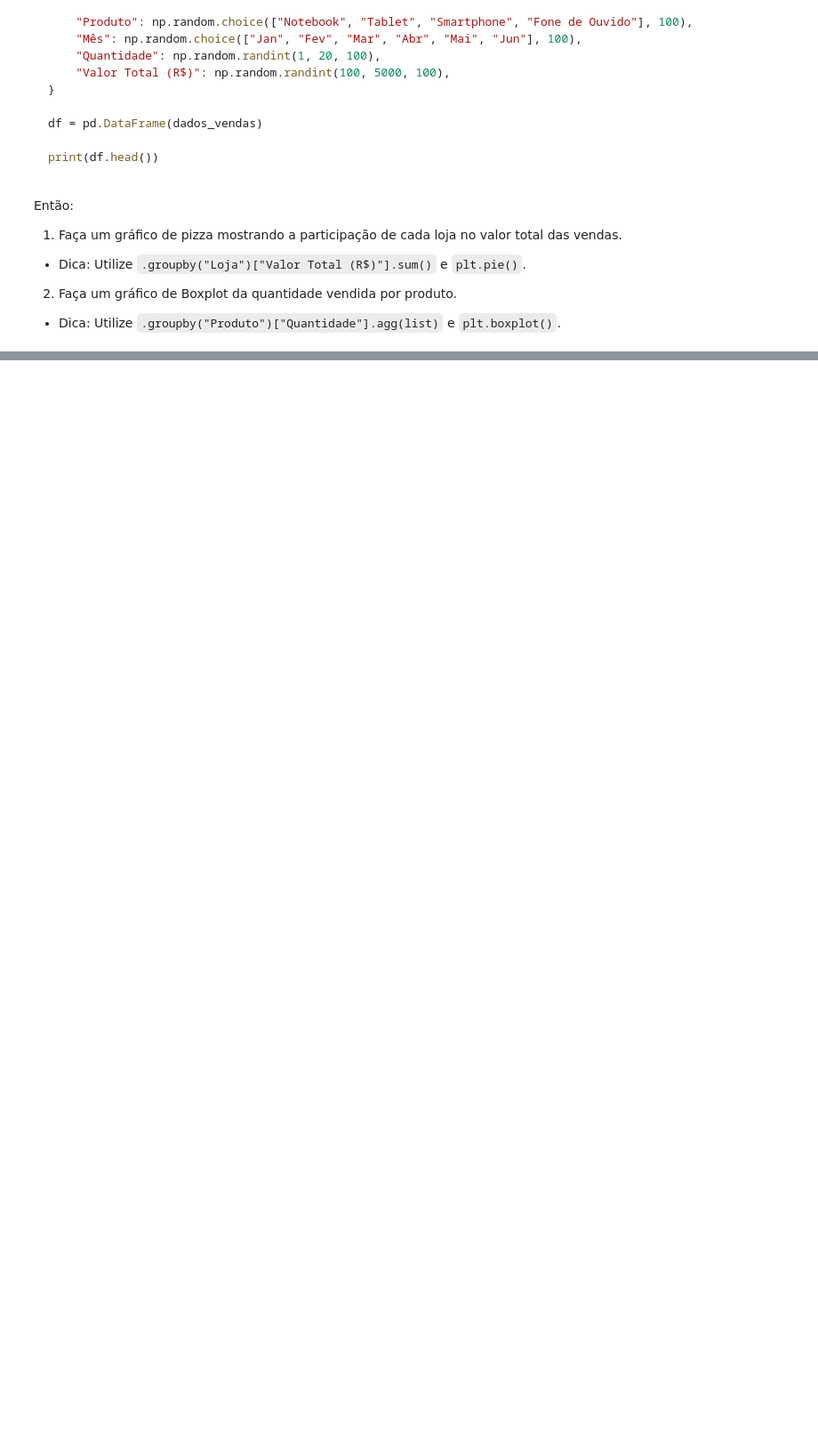
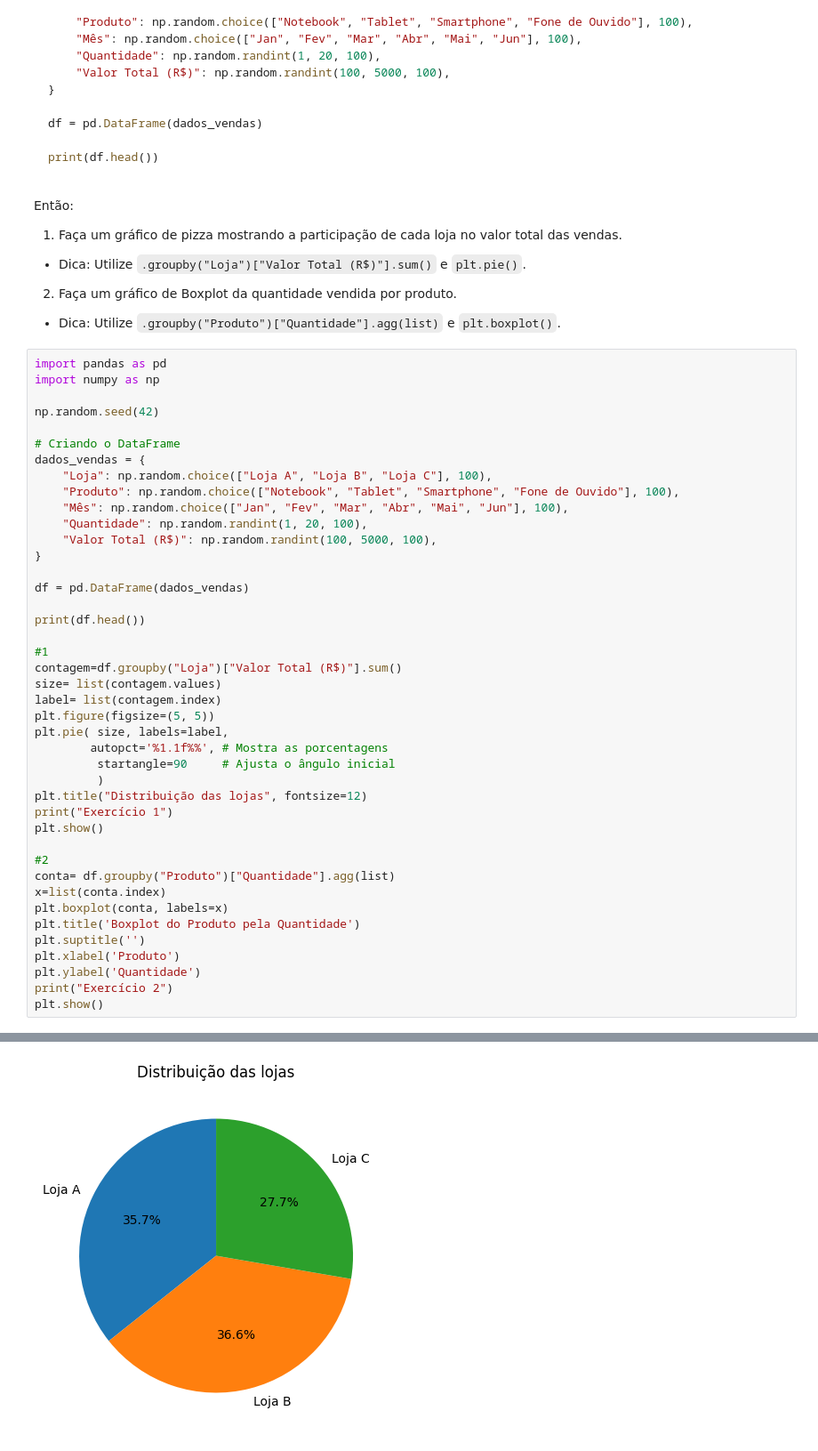
Before and after one commit to py241026093/CEE2, a Jupyter notebook: aulas.ipynb, the cells around one changed output, grey strips where cells are left out. Shown at 89% size. Saved outputs shown, nothing was run; the diff lists cells and outputs as text; blank space fills up the shorter version.

Commit message:
04/12/2024 - Gráficos (Matplotlib) - Exercício 4

```diff
--- a/aulas.ipynb
+++ b/aulas.ipynb
@@ -4357,3 +4394,46 @@ Então:
 2. Faça um gráfico de Boxplot da quantidade vendida por produto.
 
   * Dica: Utilize `.groupby("Produto")["Quantidade"].agg(list)` e `plt.boxplot()`.
+# %%
+import pandas as pd
+import numpy as np
+
+np.random.seed(42)
+
+# Criando o DataFrame
+dados_vendas = {
+    "Loja": np.random.choice(["Loja A", "Loja B", "Loja C"], 100),
+    "Produto": np.random.choice(["Notebook", "Tablet", "Smartphone", "Fone de Ouvido"], 100),
+    "Mês": np.random.choice(["Jan", "Fev", "Mar", "Abr", "Mai", "Jun"], 100),
+    "Quantidade": np.random.randint(1, 20, 100),
+    "Valor Total (R$)": np.random.randint(100, 5000, 100),
+}
+
+df = pd.DataFrame(dados_vendas)
+
+print(df.head())
+
+#1
+contagem=df.groupby("Loja")["Valor Total (R$)"].sum()
+size= list(contagem.values)
+label= list(contagem.index)
+plt.figure(figsize=(5, 5))
+plt.pie( size, labels=label,
+        autopct='%1.1f%%', # Mostra as porcentagens
+         startangle=90     # Ajusta o ângulo inicial
+         )
+plt.title("Distribuição das lojas", fontsize=12)
+print("Exercício 1")
+plt.show()
+
+#2
+conta= df.groupby("Produto")["Quantidade"].agg(list)
+x=list(conta.index)
+plt.boxplot(conta, labels=x)
+plt.title('Boxplot do Produto pela Quantidade')
+plt.suptitle('')
+plt.xlabel('Produto')
+plt.ylabel('Quantidade')
+print("Exercício 2")
+plt.show()
+# %% [output]
@@ -4359,0 +4447 @@ Então:
+[figure, added]
```
Also changed, not shown: parts of 7 cells of this notebook.
